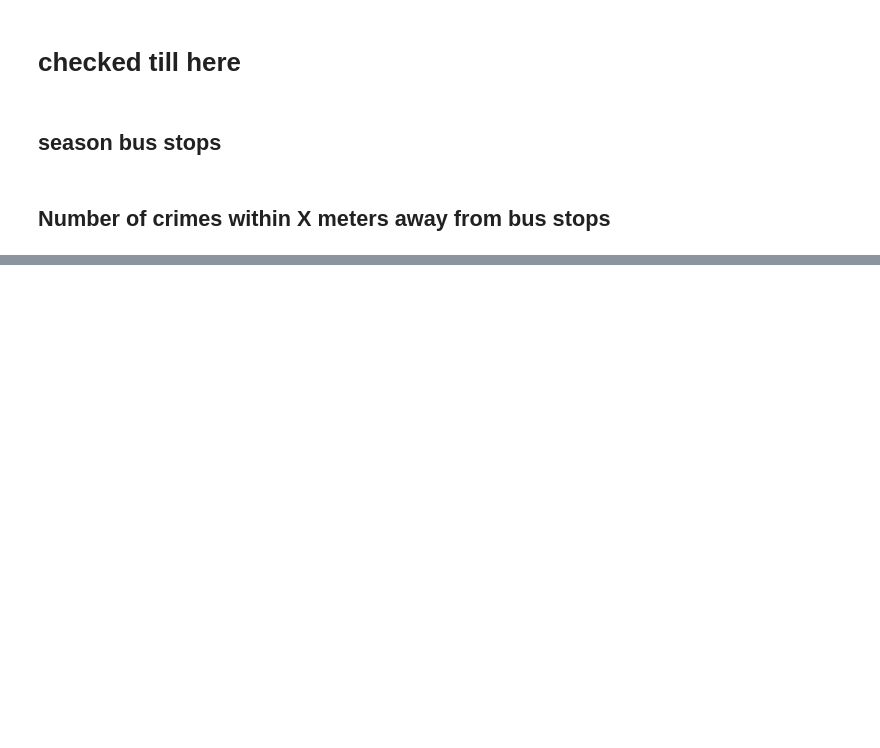
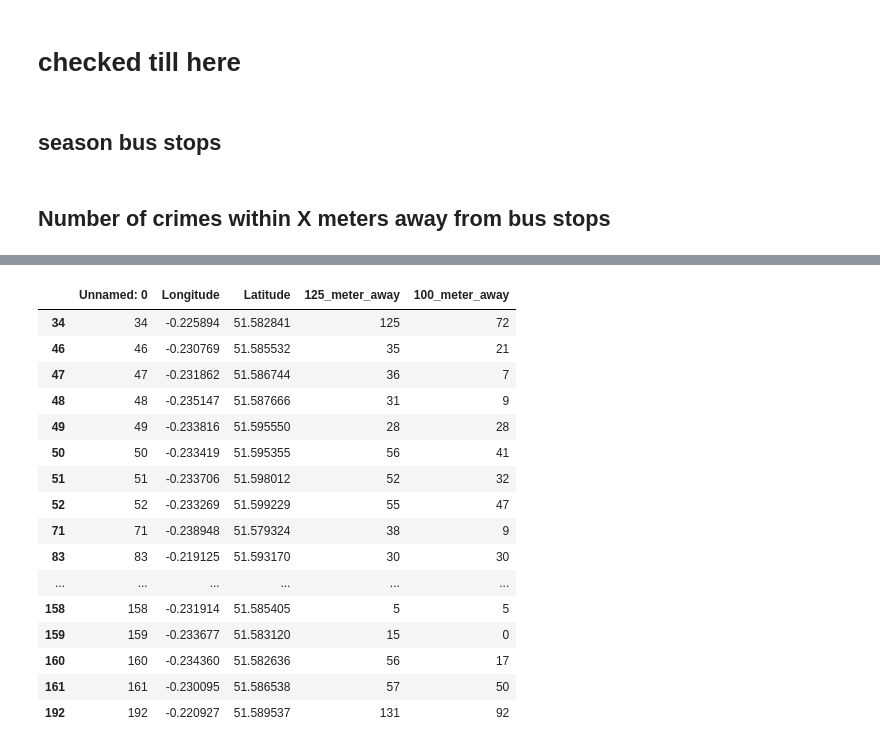
Before and after one commit to gheytuli-k/JBG050-Group6, a Jupyter notebook: BusStop.ipynb, the cells around one changed output, grey strips where cells are left out. Cells and saved outputs as stored; diff of their text form; code cells hidden in the pictures; blank space fills up the shorter version.

```diff
--- a/BusStop.ipynb
+++ b/BusStop.ipynb
@@ -732,0 +814,3 @@ result_df.to_csv(f'Data/Bus station analysis/{distance} from busstop.csv')
+# %%
+bus100away = pd.read_csv('Data/Bus station analysis/100 meters from busstop.csv')
+bus100away
@@ -732,0 +924,20 @@ result_df.to_csv(f'Data/Bus station analysis/{distance} from busstop.csv')
+# %%
+bus100away.iloc[hendon_bus_index].head(15)
+# %% [output]
+|  | Unnamed: 0 | Longitude | Latitude | 125_meter_away | 100_meter_away |
+| 34 | 34 | -0.225894 | 51.582841 | 125 | 72 |
+| 46 | 46 | -0.230769 | 51.585532 | 35 | 21 |
+| 47 | 47 | -0.231862 | 51.586744 | 36 | 7 |
+| 48 | 48 | -0.235147 | 51.587666 | 31 | 9 |
+| 49 | 49 | -0.233816 | 51.595550 | 28 | 28 |
+| 50 | 50 | -0.233419 | 51.595355 | 56 | 41 |
+| 51 | 51 | -0.233706 | 51.598012 | 52 | 32 |
+| 52 | 52 | -0.233269 | 51.599229 | 55 | 47 |
+| 71 | 71 | -0.238948 | 51.579324 | 38 | 9 |
+| 83 | 83 | -0.219125 | 51.593170 | 30 | 30 |
+| ... | ... | ... | ... | ... | ... |
+| 158 | 158 | -0.231914 | 51.585405 | 5 | 5 |
+| 159 | 159 | -0.233677 | 51.583120 | 15 | 0 |
+| 160 | 160 | -0.234360 | 51.582636 | 56 | 17 |
+| 161 | 161 | -0.230095 | 51.586538 | 57 | 50 |
+| 192 | 192 | -0.220927 | 51.589537 | 131 | 92 |
```
Also changed, not shown: parts of 31 cells of this notebook, 6 other files.
